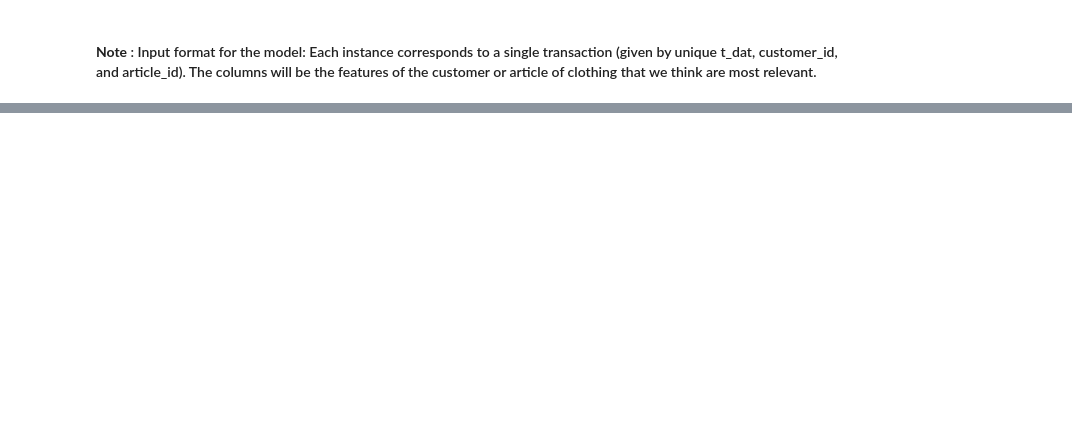
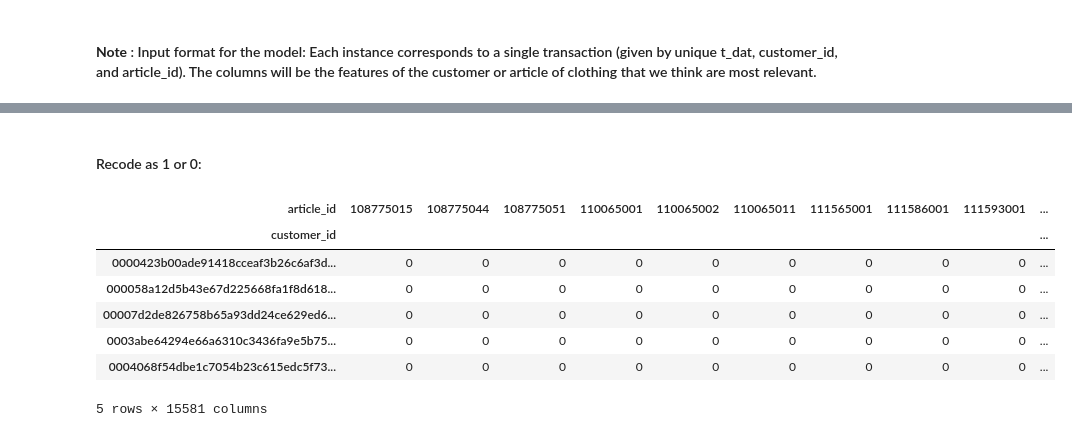
Before and after one commit to msmillan7/Kaggle_Competition-HM_Recommender_System, a Jupyter notebook: ML_Approaches_Testing_Mileva.ipynb, the cells around one changed output, grey strips where cells are left out. Cells and saved outputs as stored; diff of their text form; code cells hidden in the pictures; blank space fills up the shorter version.

```diff
--- a/EDA_Mileva.ipynb
+++ b/ML_Approaches_Testing_Mileva.ipynb
@@ -206,0 +256,15 @@ transactions.head()
+# %% [markdown]
+#### Recode as 1 or 0:
+# %%
+# customer_item_matrix = customer_item_matrix.applymap(lambda x: 1 if x > 0 else 0) # Very slow
+customer_item_matrix = (customer_item_matrix>0).astype(np.int8) #.astype isn't the best approach, but much faster
+customer_item_matrix.head()
+# %% [output]
+| article_id | 108775015 | 108775044 | 108775051 | 110065001 | 110065002 | 110065011 | 111565001 | 111586001 | 111593001 | ... |
+| customer_id |  |  |  |  |  |  |  |  |  | ... |
+| 0000423b00ade91418cceaf3b26c6af3d... | 0 | 0 | 0 | 0 | 0 | 0 | 0 | 0 | 0 | ... |
+| 000058a12d5b43e67d225668fa1f8d618... | 0 | 0 | 0 | 0 | 0 | 0 | 0 | 0 | 0 | ... |
+| 00007d2de826758b65a93dd24ce629ed6... | 0 | 0 | 0 | 0 | 0 | 0 | 0 | 0 | 0 | ... |
+| 0003abe64294e66a6310c3436fa9e5b75... | 0 | 0 | 0 | 0 | 0 | 0 | 0 | 0 | 0 | ... |
+| 0004068f54dbe1c7054b23c615edc5f73... | 0 | 0 | 0 | 0 | 0 | 0 | 0 | 0 | 0 | ... |
+5 rows × 15581 columns
```
Also changed, not shown: parts of 37 cells of this notebook.
